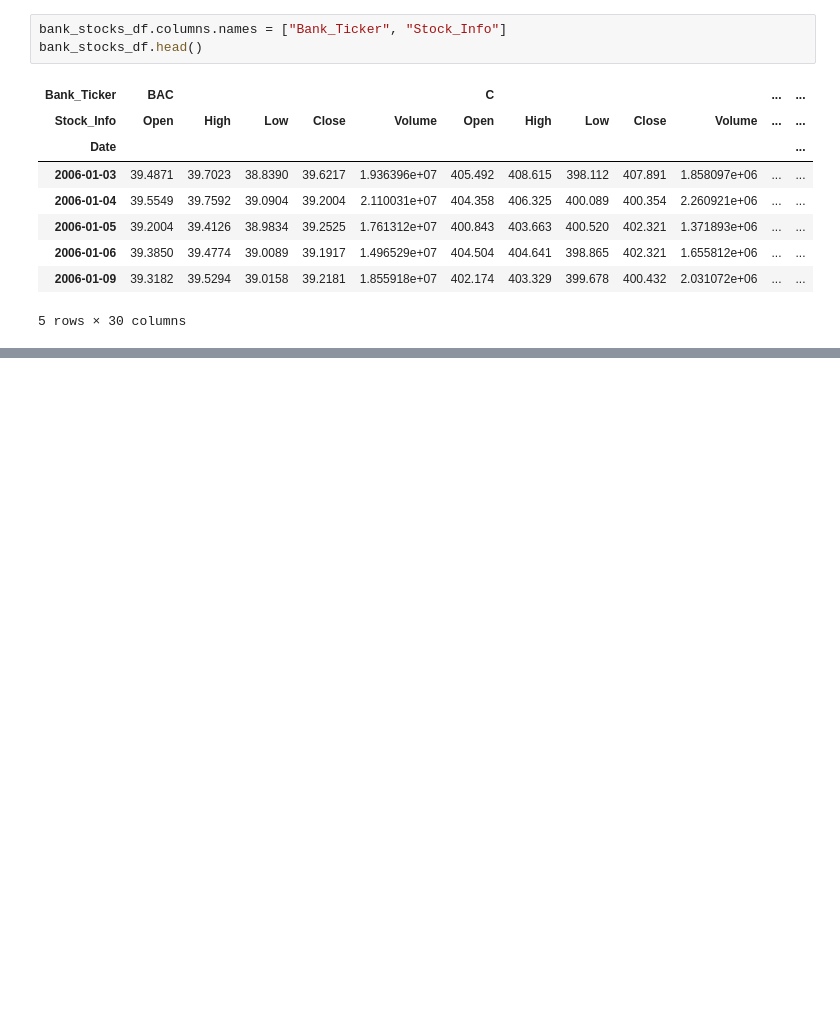
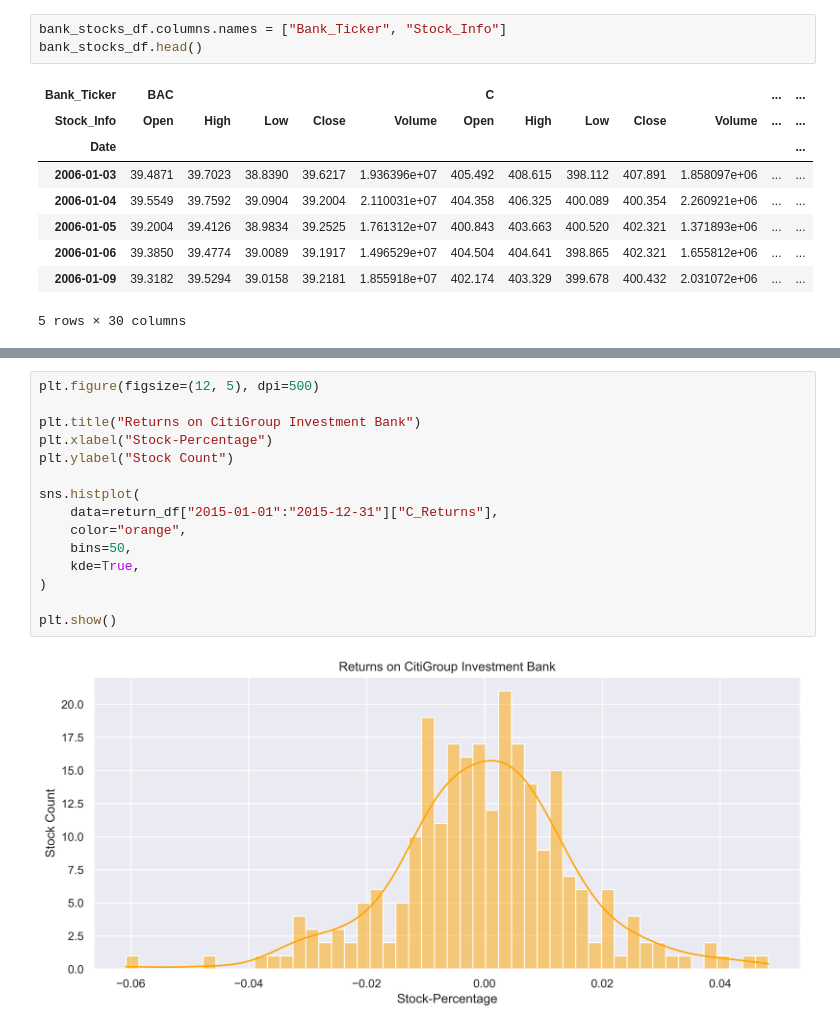
Before and after one commit to ahmedyar7/Data-Science-n-Visualization-Projects, a Jupyter notebook: Banks Stock Analysis/main.ipynb, the cells around one changed output, grey strips where cells are left out. Cells and saved outputs as stored; diff of their text form; blank space fills up the shorter version.

```diff
--- a/Banks Stock Analysis/main.ipynb
+++ b/Banks Stock Analysis/main.ipynb
@@ -128,0 +175,17 @@ bank_stocks_df.xs(
+# %%
+plt.figure(figsize=(12, 5), dpi=500)
+
+plt.title("Returns on CitiGroup Investment Bank")
+plt.xlabel("Stock-Percentage")
+plt.ylabel("Stock Count")
+
+sns.histplot(
+    data=return_df["2015-01-01":"2015-12-31"]["C_Returns"],
+    color="orange",
+    bins=50,
+    kde=True,
+)
+
+plt.show()
+# %% [output]
+[figure, added]
```
Also changed, not shown: parts of 14 cells of this notebook.
